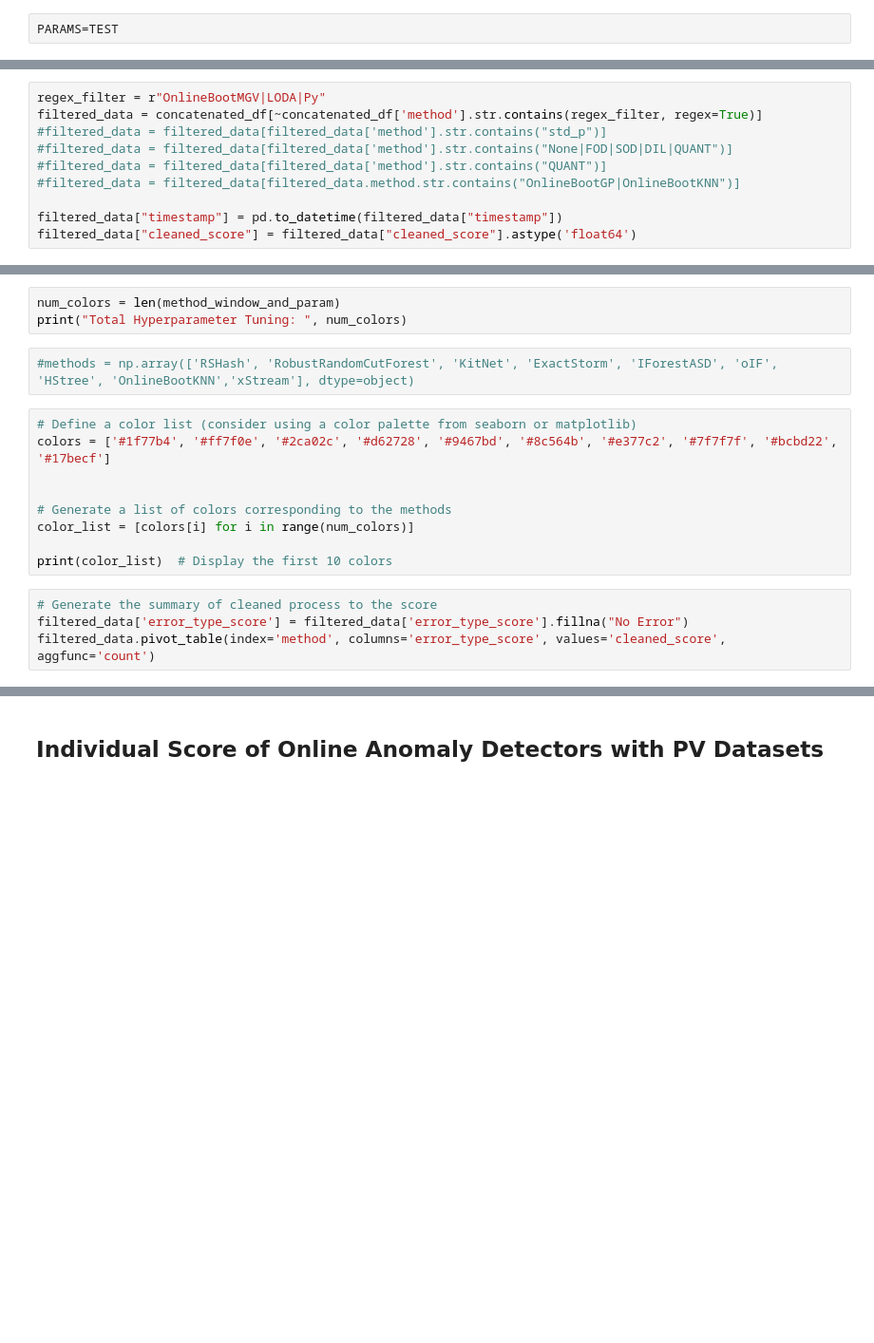
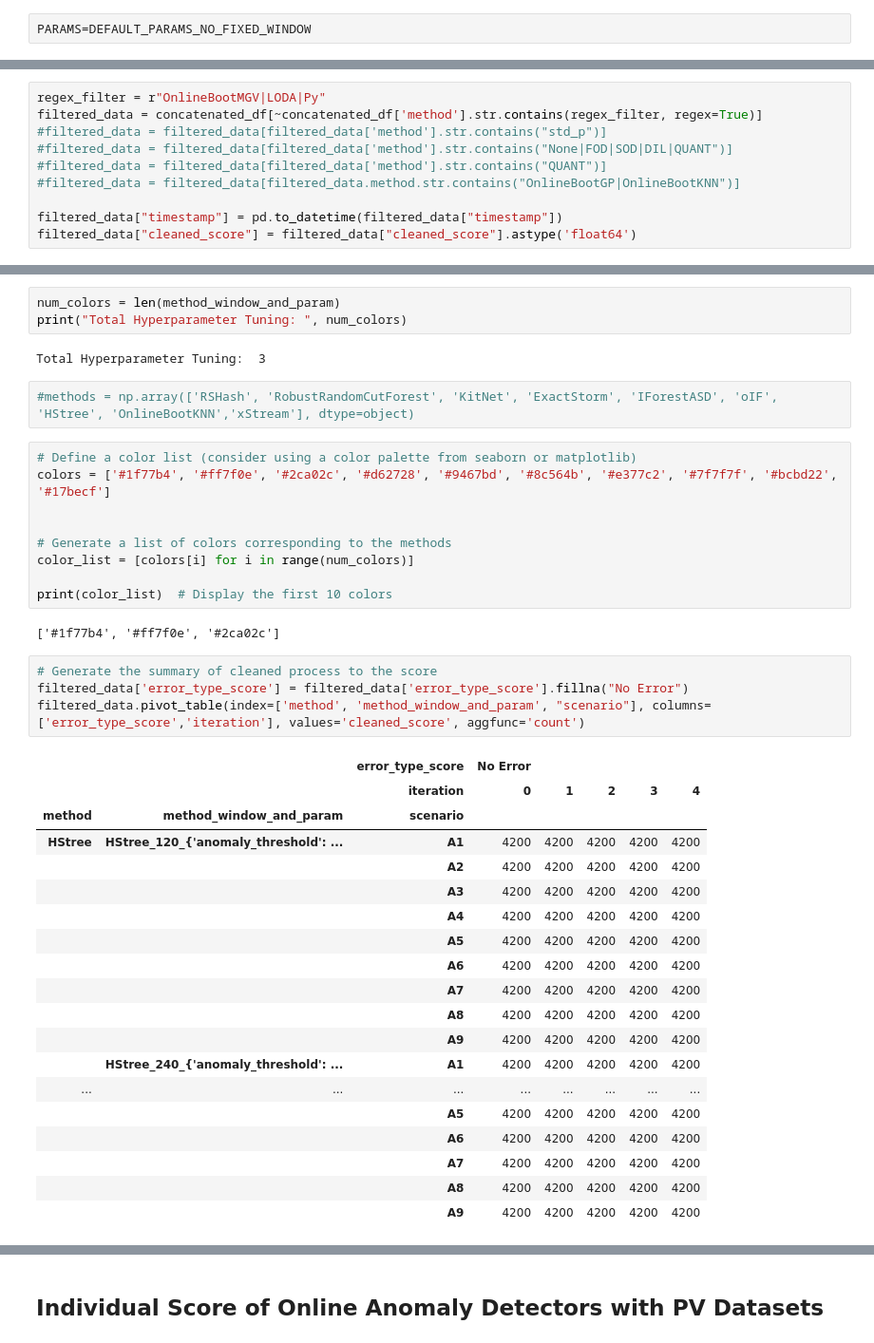
Before and after one commit to nirojasva/spectral-benchmark, a Jupyter notebook: notebooks/3_AD_Original_Sources (Online).ipynb, the cells around one changed output, grey strips where cells are left out. Shown at 95% size. Cells and saved outputs as stored; diff of their text form; blank space fills up the shorter version.

```diff
--- a/notebooks/3_AD_Original_Sources (Online).ipynb
+++ b/notebooks/3_AD_Original_Sources (Online).ipynb
@@ -58,5 +52,5 @@ TEST = pd.array(["HStree_60_{'anomaly_threshold': 0.5, 'max_depth': 15, 'number_
 # %%
-PARAMS=TEST
+PARAMS=DEFAULT_PARAMS_NO_FIXED_WINDOW
 # %%
 # Extract the first number after the underscore for each element in PARAMS
 WINDOW_LIST = np.unique([re.search(r'_(\d+)_', param).group(1) for param in PARAMS])
@@ -187,6 +195,8 @@ print(method_window_and_param)
 # %%
 num_colors = len(method_window_and_param)
 print("Total Hyperparameter Tuning: ", num_colors)
+# %% [output]
+Total Hyperparameter Tuning:  3
 # %%
 #methods = np.array(['RSHash', 'RobustRandomCutForest', 'KitNet', 'ExactStorm', 'IForestASD', 'oIF', 'HStree', 'OnlineBootKNN','xStream'], dtype=object)
 # %%
@@ -198,10 +208,32 @@ colors = ['#1f77b4', '#ff7f0e', '#2ca02c', '#d62728', '#9467bd', '#8c564b', '#e3
 color_list = [colors[i] for i in range(num_colors)]
 
 print(color_list)  # Display the first 10 colors
+# %% [output]
+['#1f77b4', '#ff7f0e', '#2ca02c']
 # %%
 # Generate the summary of cleaned process to the score
 filtered_data['error_type_score'] = filtered_data['error_type_score'].fillna("No Error")
-filtered_data.pivot_table(index='method', columns='error_type_score', values='cleaned_score', aggfunc='count')
+filtered_data.pivot_table(index=['method', 'method_window_and_param', "scenario"], columns=['error_type_score','iteration'], values='cleaned_score', aggfunc='count')
+# %% [output]
+|  |  | error_type_score | No Error |  |  |  |  |
+|  |  | iteration | 0 | 1 | 2 | 3 | 4 |
+| method | method_window_and_param | scenario |  |  |  |  |  |
+| HStree | HStree_120_{'anomaly_threshold': ... | A1 | 4200 | 4200 | 4200 | 4200 | 4200 |
+|  |  | A2 | 4200 | 4200 | 4200 | 4200 | 4200 |
+|  |  | A3 | 4200 | 4200 | 4200 | 4200 | 4200 |
+|  |  | A4 | 4200 | 4200 | 4200 | 4200 | 4200 |
+|  |  | A5 | 4200 | 4200 | 4200 | 4200 | 4200 |
+|  |  | A6 | 4200 | 4200 | 4200 | 4200 | 4200 |
+|  |  | A7 | 4200 | 4200 | 4200 | 4200 | 4200 |
+|  |  | A8 | 4200 | 4200 | 4200 | 4200 | 4200 |
+|  |  | A9 | 4200 | 4200 | 4200 | 4200 | 4200 |
+|  | HStree_240_{'anomaly_threshold': ... | A1 | 4200 | 4200 | 4200 | 4200 | 4200 |
+| ... | ... | ... | ... | ... | ... | ... | ... |
+|  |  | A5 | 4200 | 4200 | 4200 | 4200 | 4200 |
+|  |  | A6 | 4200 | 4200 | 4200 | 4200 | 4200 |
+|  |  | A7 | 4200 | 4200 | 4200 | 4200 | 4200 |
+|  |  | A8 | 4200 | 4200 | 4200 | 4200 | 4200 |
+|  |  | A9 | 4200 | 4200 | 4200 | 4200 | 4200 |
 # %%
 iterations = filtered_data["iteration"].unique()[0:10]
 iterations
```
Also changed, not shown: parts of 17 cells of this notebook, 25 other files.
